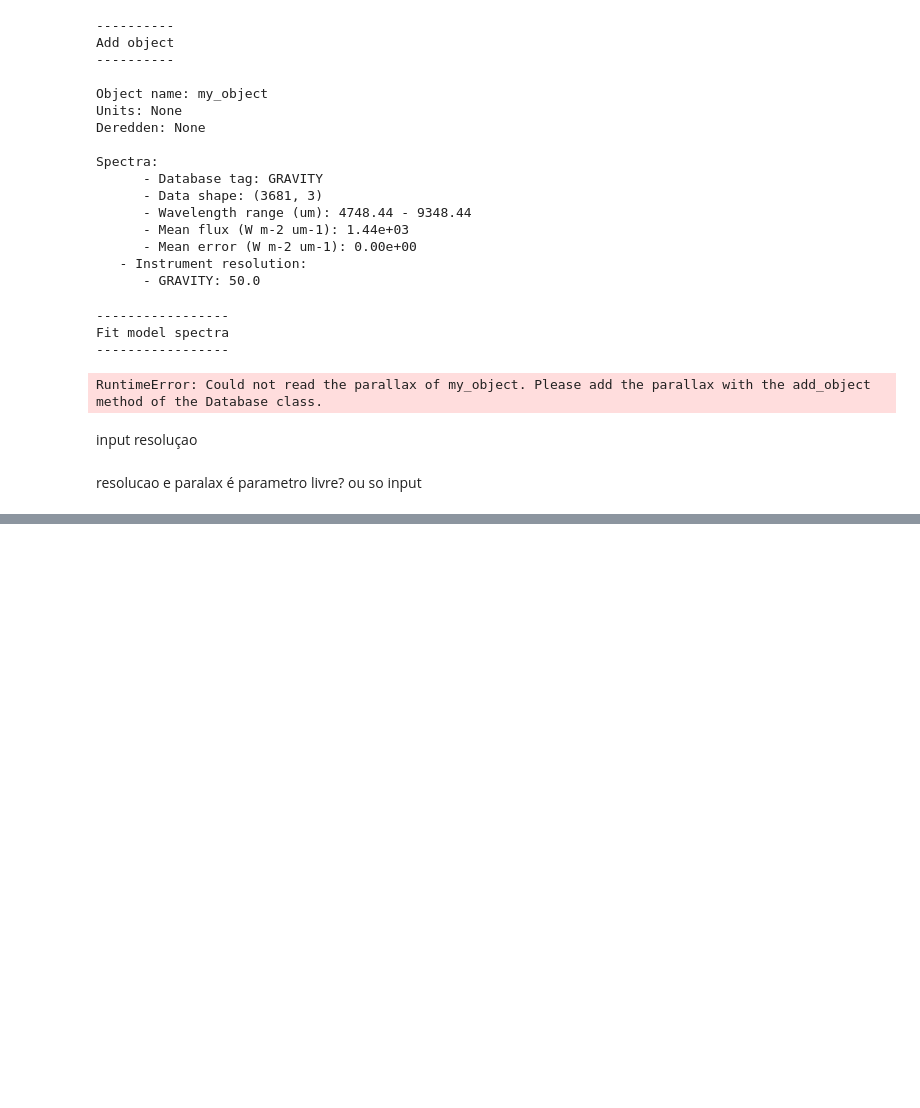
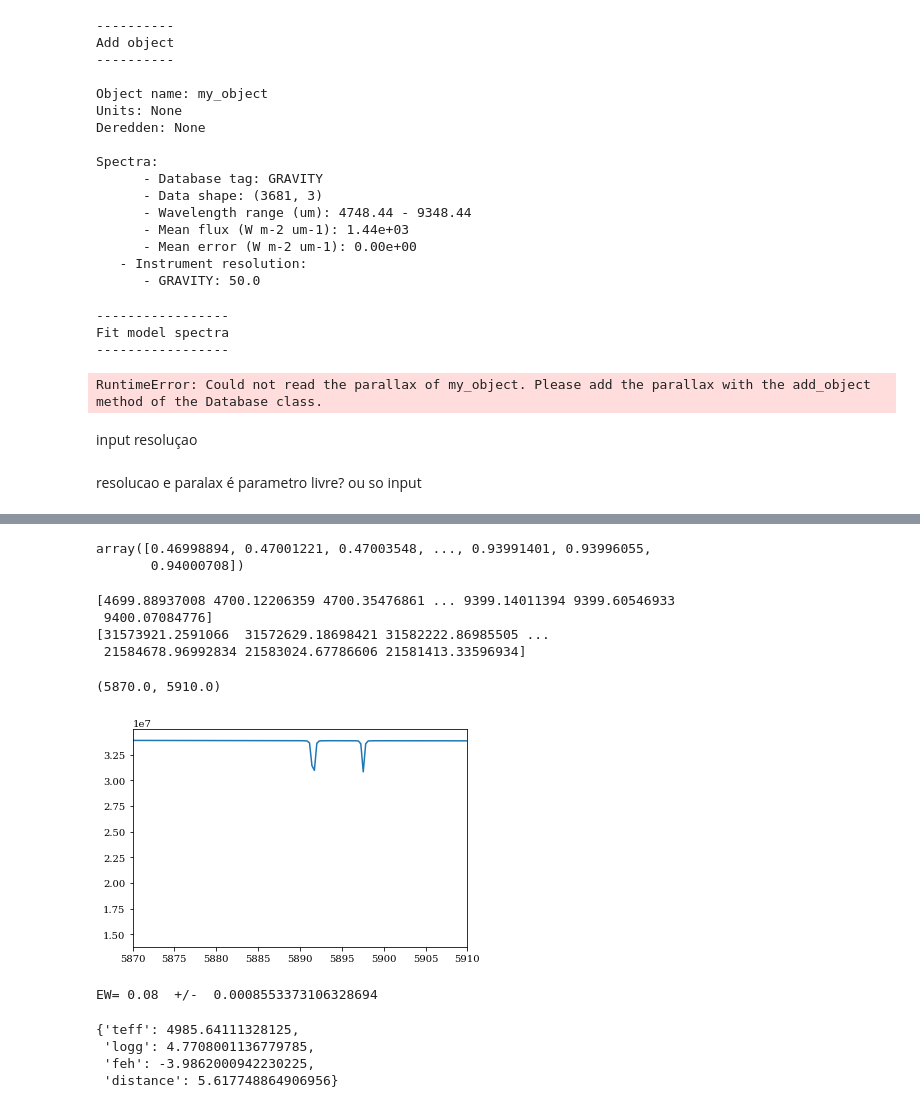
Before and after one commit to rita-png/extinction-ifs, a Jupyter notebook: cubes-Na.ipynb, the cells around one changed output, grey strips where cells are left out. Drawn from its saved outputs; the diff is of its cells as text; code cells hidden in the pictures; blank space fills up the shorter version.

```diff
--- a/cubes-Na.ipynb
+++ b/cubes-Na.ipynb
@@ -797,0 +971,23 @@ hdu.writeto('../MUSEspectrum1.fits', overwrite=True)
+# %%
+model_box.wavelength
+# %% [output]
+array([0.46998894, 0.47001221, 0.47003548, ..., 0.93991401, 0.93996055,
+       0.94000708])
+# %%
+xx=model_box.wavelength
+xx=xx*10000
+yy=model_box.flux
+
+print(xx)
+print(yy)
+# %% [output]
+[4699.88937008 4700.12206359 4700.35476861 ... 9399.14011394 9399.60546933
+ 9400.07084776]
+[31573921.2591066  31572629.18698421 31582222.86985505 ...
+ 21584678.96992834 21583024.67786606 21581413.33596934]
+# %%
+plt.plot(xx,yy)
+plt.xlim(na_rest-20,na_rest+20)
+# %% [output]
+(5870.0, 5910.0)
+[figure, added]
@@ -797,0 +996,17 @@ hdu.writeto('../MUSEspectrum1.fits', overwrite=True)
+# %%
+ew_theoretical=[]
+err_ew_theoretical=[]
+for (wavelength, flux) in spectra:
+    val=EW_theoretical_spectra(wavelength, flux,na_rest)
+
+    ew_theoretical.append(val[0][0])
+    err_ew_theoretical.append(val[1][0])
+# %% [output]
+EW= 0.08  +/-  0.0008553373106328694
+# %%
+model_param
+# %% [output]
+{'teff': 4985.64111328125,
+ 'logg': 4.7708001136779785,
+ 'feh': -3.9862000942230225,
+ 'distance': 5.617748864906956}
```
Also changed, not shown: parts of 47 cells of this notebook, 2 other files.
